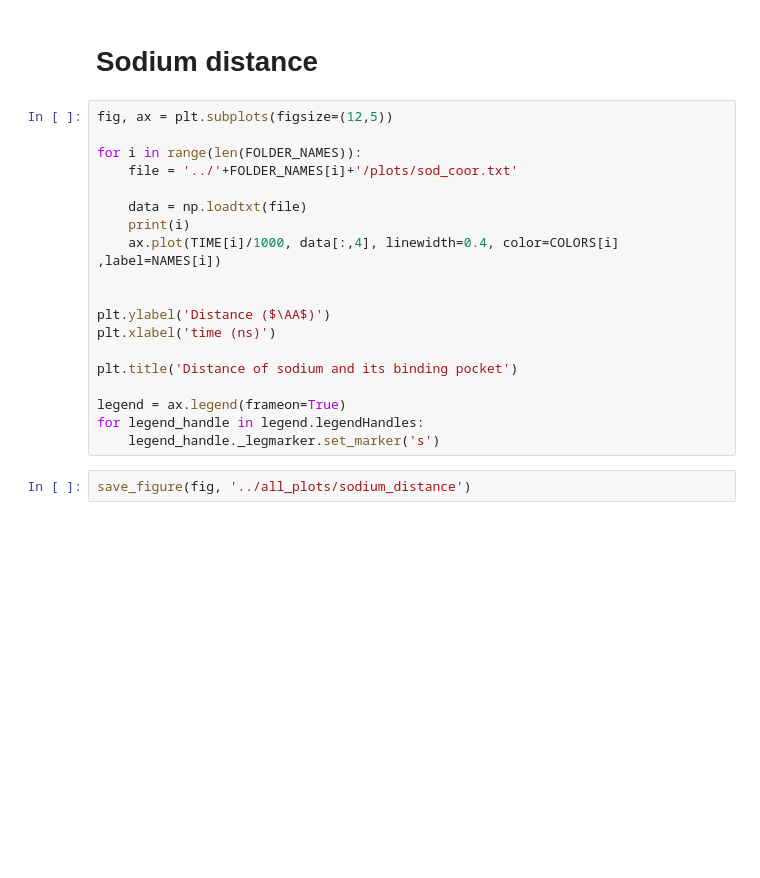
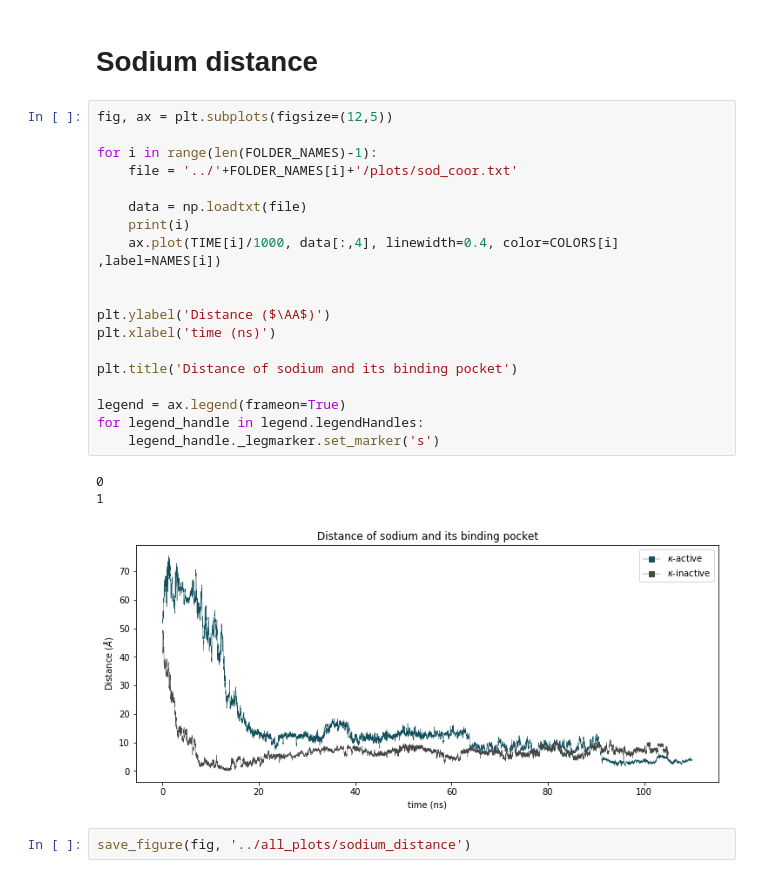
Before and after one commit to evabertalan/opioid_md, a Jupyter notebook: comparison.ipynb, the cells around one changed output. Drawn from its saved outputs; the diff is of its cells as text; blank space fills up the shorter version.

```diff
--- a/comparison.ipynb
+++ b/comparison.ipynb
@@ -122,21 +116,25 @@ save_figure(fig, '../all_plots/water_within_protein')
 # %%
 fig, ax = plt.subplots(figsize=(12,5))
 
-for i in range(len(FOLDER_NAMES)):
+for i in range(len(FOLDER_NAMES)-1):
     file = '../'+FOLDER_NAMES[i]+'/plots/sod_coor.txt'
 
     data = np.loadtxt(file)
     print(i)
     ax.plot(TIME[i]/1000, data[:,4], linewidth=0.4, color=COLORS[i] ,label=NAMES[i])
 
 
 plt.ylabel('Distance ($\AA$)')
 plt.xlabel('time (ns)')
 
 plt.title('Distance of sodium and its binding pocket')
 
 legend = ax.legend(frameon=True)
 for legend_handle in legend.legendHandles:
     legend_handle._legmarker.set_marker('s')
+# %% [output]
+0
+1
+[figure, added]
 # %%
 save_figure(fig, '../all_plots/sodium_distance')
```
Also changed, not shown: parts of 5 cells of this notebook, 3 other files.
